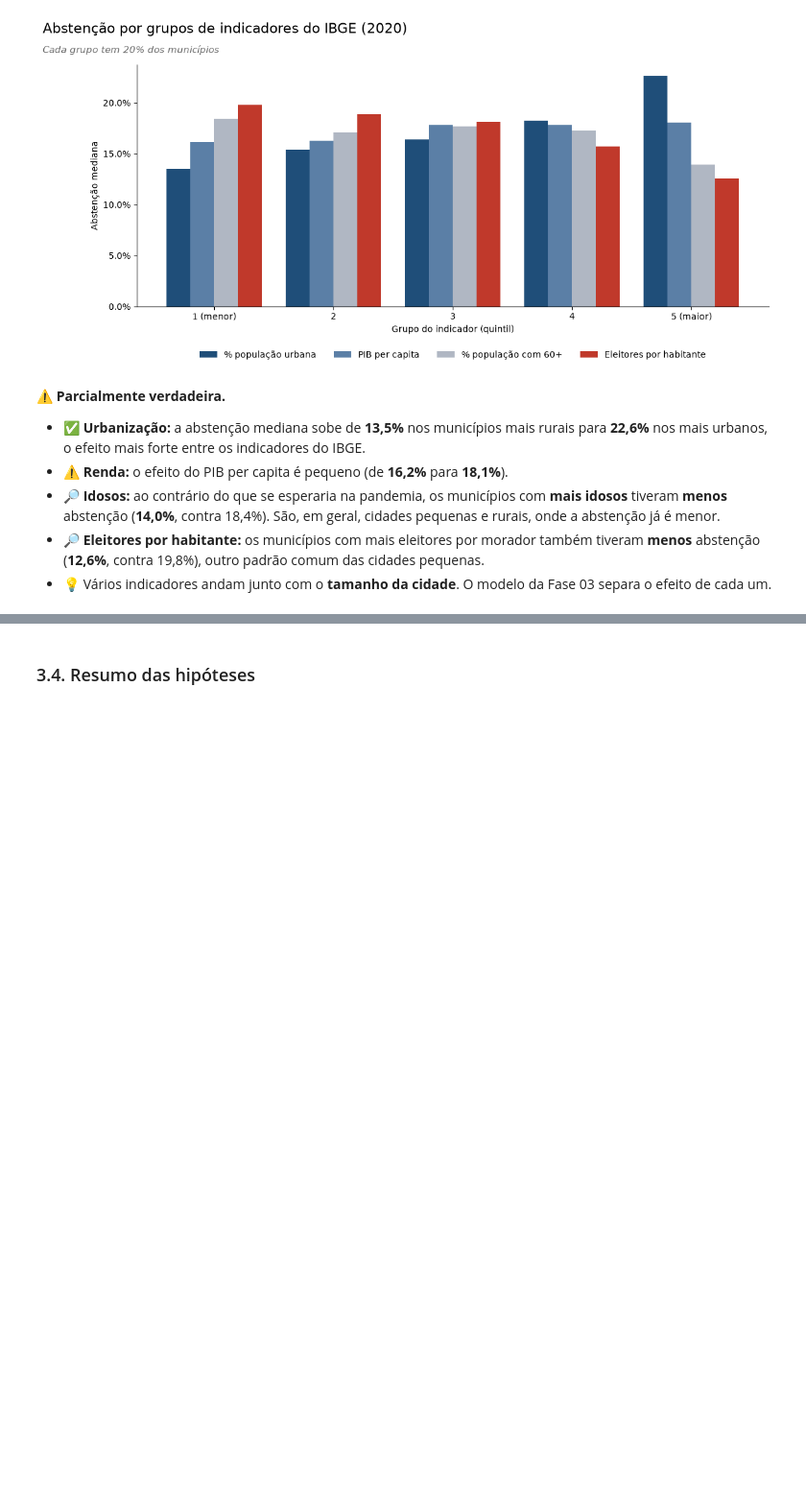
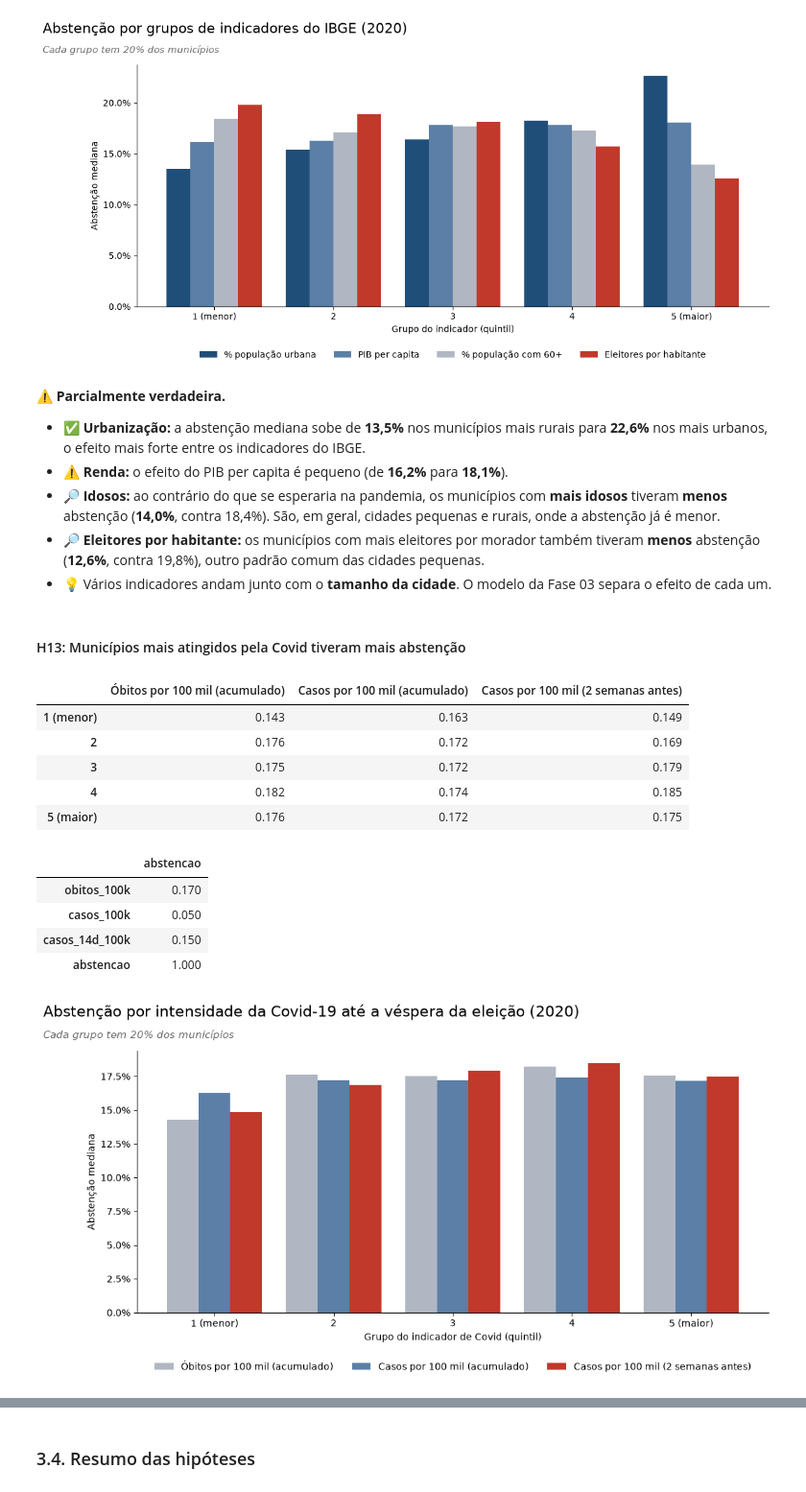
Before and after one commit to RafaelSilva89/Analise_dos_resultados_da_eleicao-2020, a Jupyter notebook: Notebooks/Análise dos resultados da eleição - 2020 - v2.ipynb, the cells around one changed output, grey strips where cells are left out. Shown at 96% size. Cells and saved outputs as stored; diff of their text form; code cells hidden in the pictures; blank space fills up the shorter version.

```diff
--- a/Notebooks/Análise dos resultados da eleição - 2020 - v2.ipynb
+++ b/Notebooks/Análise dos resultados da eleição - 2020 - v2.ipynb
@@ -883,3 +891,36 @@ plt.show()
 - 🔎 **Idosos:** ao contrário do que se esperaria na pandemia, os municípios com **mais idosos** tiveram **menos** abstenção (**14,0%**, contra 18,4%). São, em geral, cidades pequenas e rurais, onde a abstenção já é menor.
 - 🔎 **Eleitores por habitante:** os municípios com mais eleitores por morador também tiveram **menos** abstenção (**12,6%**, contra 19,8%), outro padrão comum das cidades pequenas.
 - 💡 Vários indicadores andam junto com o **tamanho da cidade**. O modelo da Fase 03 separa o efeito de cada um.
+# %% [markdown]
+#### H13: Municípios mais atingidos pela Covid tiveram mais abstenção
+# %%
+indicadores_covid = {'obitos_100k': 'Óbitos por 100 mil (acumulado)', 'casos_100k': 'Casos por 100 mil (acumulado)',
+                     'casos_14d_100k': 'Casos por 100 mil (2 semanas antes)'}
+quintis_covid = pd.DataFrame({nome: painel_2020.groupby(pd.qcut(painel_2020[coluna].rank(method='first'), 5,
+                                                                labels=GRUPOS), observed=True)['abstencao'].median()
+                              for coluna, nome in indicadores_covid.items()})
+display(quintis_covid)
+display(painel_2020[list(indicadores_covid) + ['abstencao']].corr(method='spearman')['abstencao'].round(2).to_frame())
+
+ax = quintis_covid.plot.bar(figsize=(12, 5), rot=0, width=0.8, color=['#B0B7C3', '#5B7FA6', COR_DESTAQUE])
+ax.yaxis.set_major_formatter(mtick.PercentFormatter(1.0))
+ax.set_xlabel('Grupo do indicador de Covid (quintil)')
+ax.set_ylabel('Abstenção mediana')
+ax.legend(frameon=False, ncols=3, loc='upper center', bbox_to_anchor=(0.5, -0.15))
+sns.despine()
+titulo('Abstenção por intensidade da Covid-19 até a véspera da eleição (2020)', 'Cada grupo tem 20% dos municípios')
+salvar('Abstencao por intensidade da Covid')
+plt.show()
+# %% [output]
+|  | Óbitos por 100 mil (acumulado) | Casos por 100 mil (acumulado) | Casos por 100 mil (2 semanas antes) |
+| 1 (menor) | 0.143 | 0.163 | 0.149 |
+| 2 | 0.176 | 0.172 | 0.169 |
+| 3 | 0.175 | 0.172 | 0.179 |
+| 4 | 0.182 | 0.174 | 0.185 |
+| 5 (maior) | 0.176 | 0.172 | 0.175 |
+|  | abstencao |
+| obitos_100k | 0.170 |
+| casos_100k | 0.050 |
+| casos_14d_100k | 0.150 |
+| abstencao | 1.000 |
+[figure, added]
```
Also changed, not shown: parts of 31 cells of this notebook, 16 other files.
